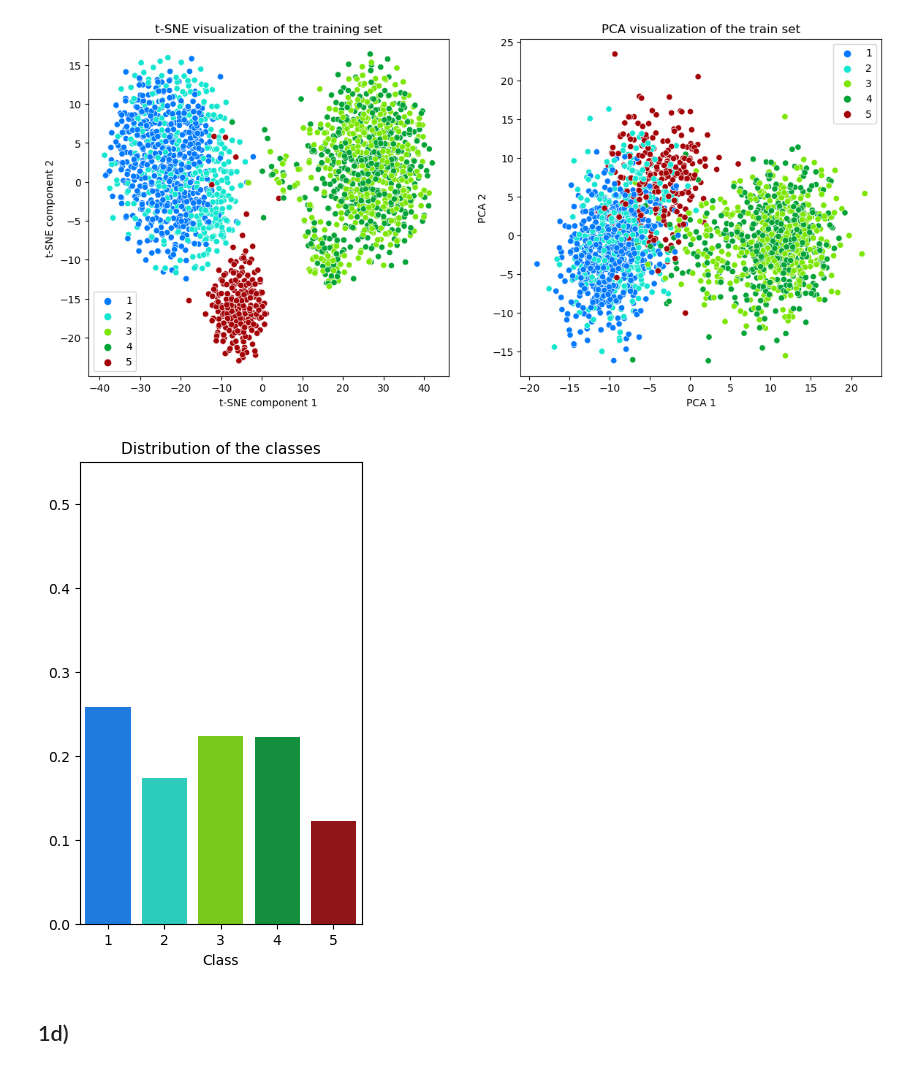
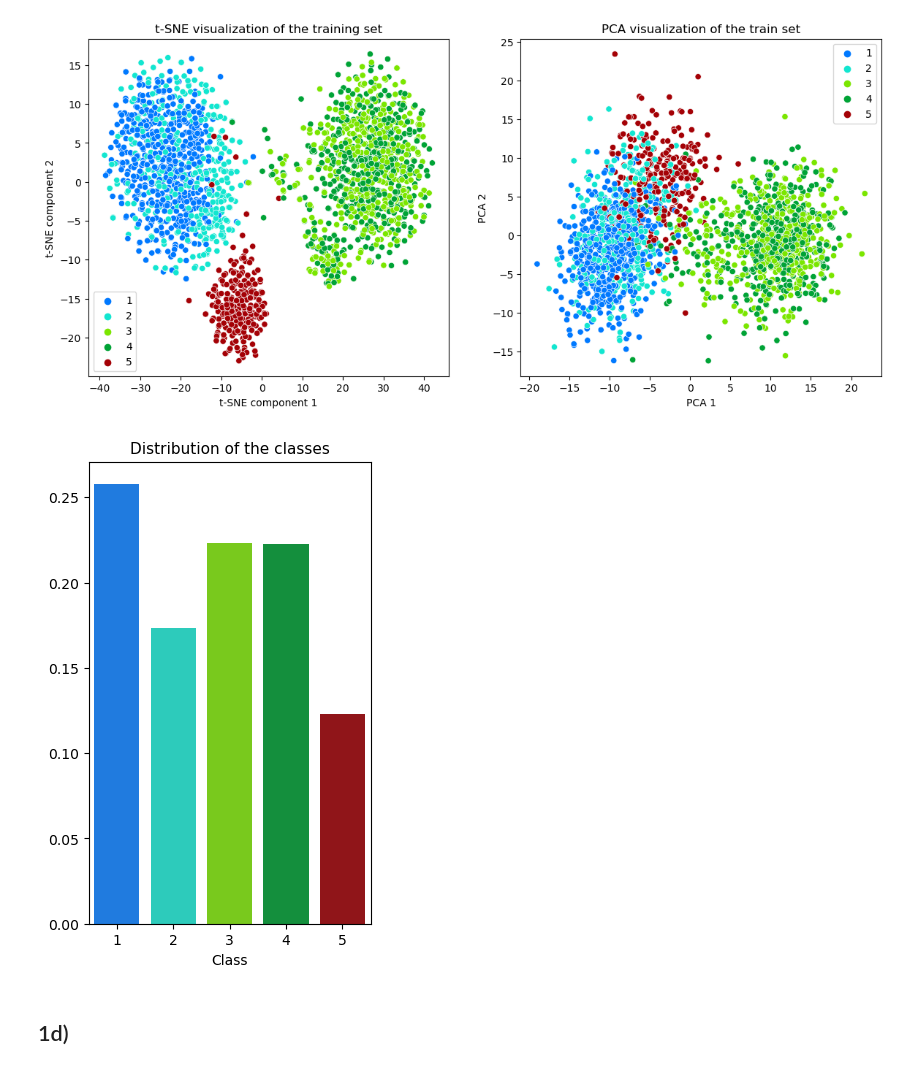
Before and after one commit to jespeols/MPCAS, a Jupyter notebook: MVE441_StatLearning/Exam/code/data_exploration.ipynb, the cells around one changed output. Cells and saved outputs as stored; diff of their text form; code cells hidden in the pictures.

```diff
--- a/MVE441_StatLearning/Exam/code/data_exploration.ipynb
+++ b/MVE441_StatLearning/Exam/code/data_exploration.ipynb
@@ -240,27 +257,26 @@ y_5_classes = df_5_classes['class'].values
 # write to file
 df_5_classes.to_csv(os.path.join('data', 'data_5_classes.txt'), sep='\t', index=False)
 
-colors_classes = ["#0079FF", "#12E6D0", "#7BE600", "#00A336", "#A40106"]
-visualize_classes(X_5_classes, y_5_classes, colors_classes)
+colors_5_classes = ["#0079FF", "#12E6D0", "#7BE600", "#00A336", "#A40106"]
+visualize_classes(X_5_classes, y_5_classes, colors_5_classes)
 # %% [output]
 Number of rows to separate: 450
 [figure]
 # %%
 # Distribution of the classes
 class_counts_5_classes = df_5_classes['class'].value_counts(normalize=True)
 
 plt.figure(figsize=(8, 6))
 
 plt.subplot(1, 2, 2)
-sns.barplot(x=class_counts_5_classes.index, y=class_counts_5_classes.values, palette=colors_classes)
+sns.barplot(x=class_counts_5_classes.index, y=class_counts_5_classes.values, palette=colors_5_classes)
 plt.title('Distribution of the classes', fontsize=11)
 plt.xlabel('Class')
 plt.ylabel('')
-plt.ylim(0, 0.55)
 
 plt.show()
 # %% [output]
-[figure, old version]
+[figure, new version]
 # %% [markdown]
 ## 1d)
 # %%
```
Also changed, not shown: parts of 7 cells of this notebook, 1 other file.
